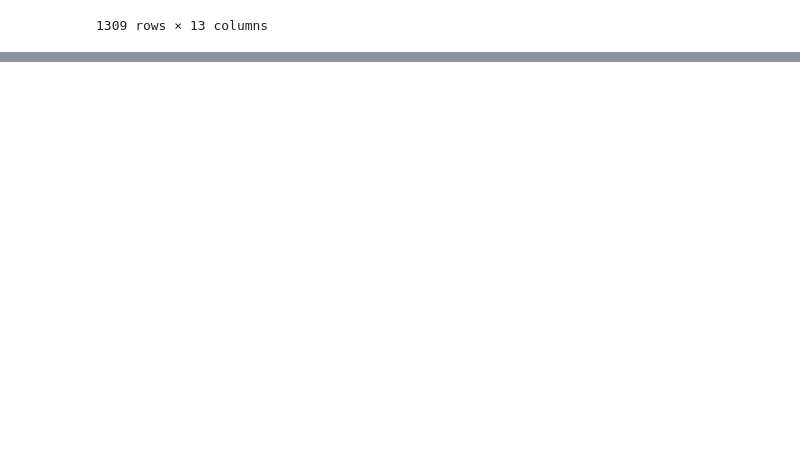
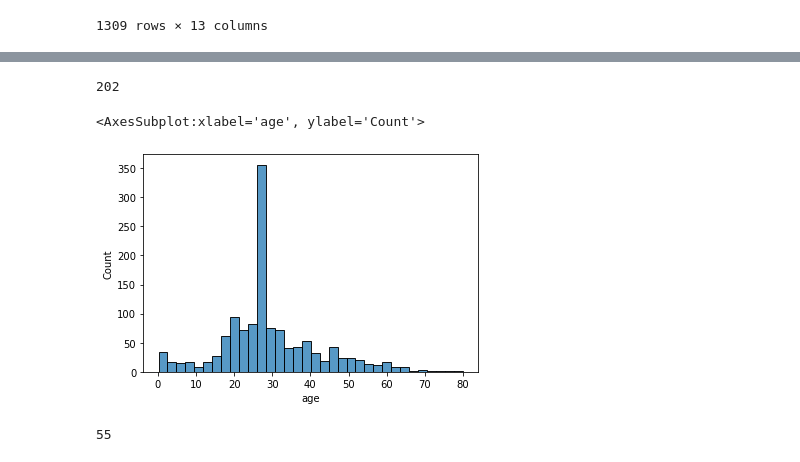
Before and after one commit to DChops/CARS, a Jupyter notebook: Classification_Rules.ipynb, the cells around one changed output, grey strips where cells are left out. Saved outputs shown, nothing was run; the diff lists cells and outputs as text; code cells hidden in the pictures; blank space fills up the shorter version.

```diff
--- a/Classification_Rules.ipynb
+++ b/Classification_Rules.ipynb
@@ -247,0 +276,3 @@ X2['petal width (cm)'] = pd.qcut(X['petal width (cm)'], q=3, precision=0, labels
+# %%
+age = data["age"]
+age_notna = age[age.notna()]
@@ -247,0 +324,4 @@ X2['petal width (cm)'] = pd.qcut(X['petal width (cm)'], q=3, precision=0, labels
+# %%
+len(data[(data.age<31) & (data.age>=25)])
+# %% [output]
+202
@@ -247,0 +330,9 @@ X2['petal width (cm)'] = pd.qcut(X['petal width (cm)'], q=3, precision=0, labels
+# %%
+sb.histplot(age)
+# %% [output]
+<AxesSubplot:xlabel='age', ylabel='Count'>
+[figure, added]
+# %%
+len(data[(data.age>=52) & (data.age<61)])
+# %% [output]
+55
```
Also changed, not shown: parts of 7 cells of this notebook.
